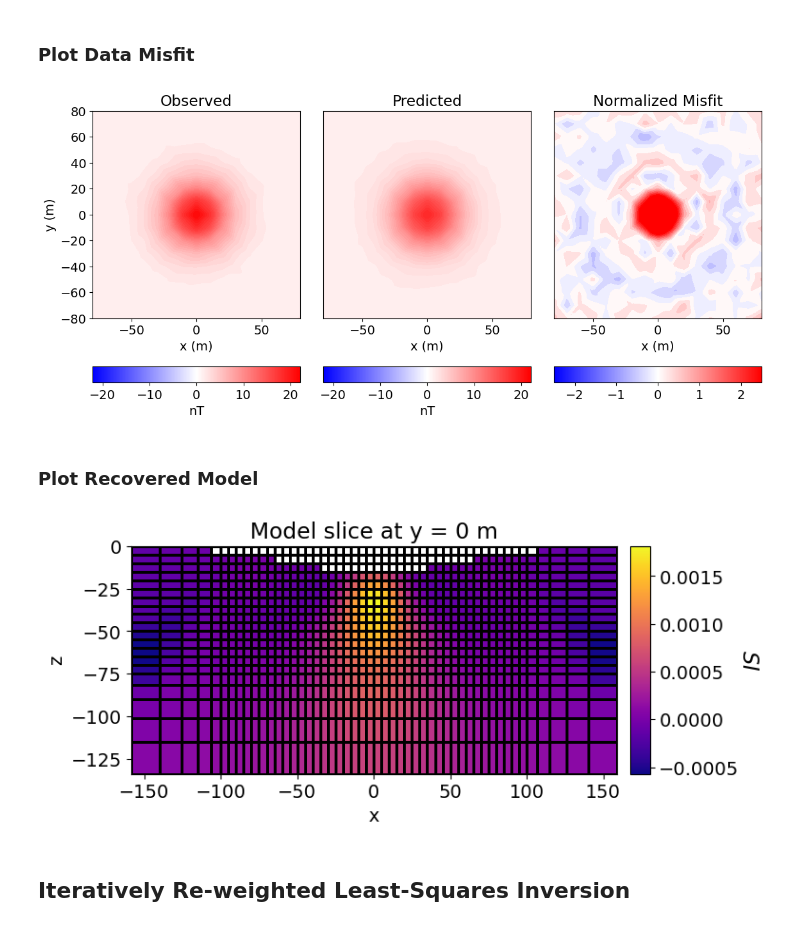
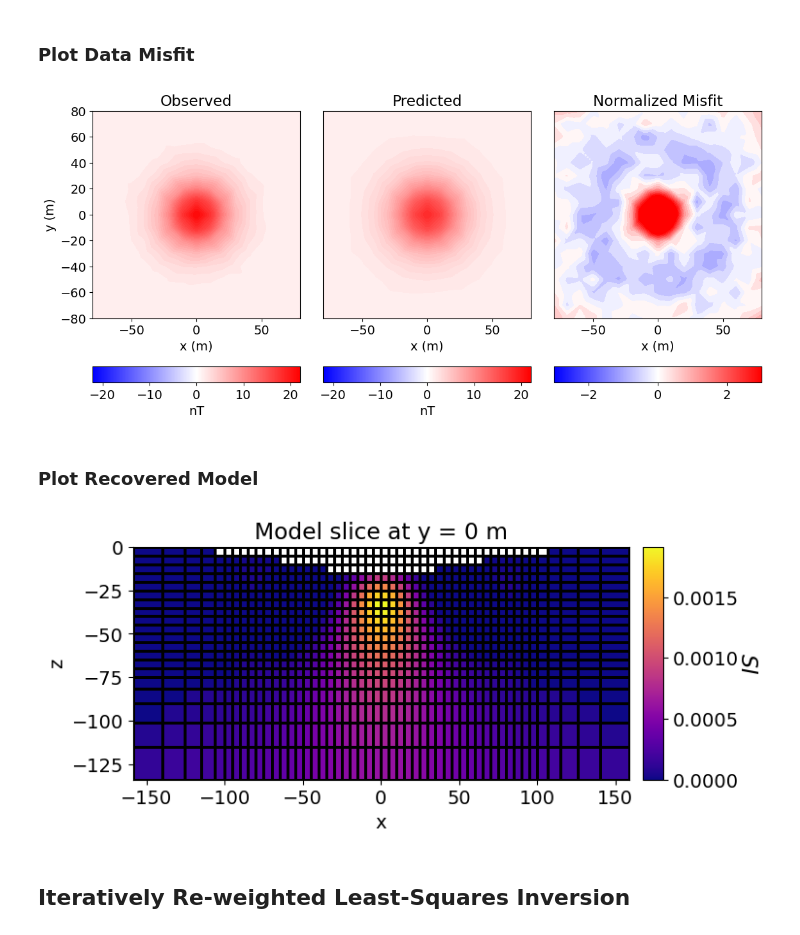
Before and after one commit to simpeg/user-tutorials, a Jupyter notebook: notebooks/04-magnetics/inv_magnetics_induced_3d.ipynb, the cells around one changed output. Cells and saved outputs as stored; diff of their text form; code cells hidden in the pictures.

```diff
--- a/notebooks/04-magnetics/inv_magnetics_induced_3d.ipynb
+++ b/notebooks/04-magnetics/inv_magnetics_induced_3d.ipynb
@@ -305,8 +304,7 @@ reg_L2 = regularization.WeightedLeastSquares(
 # %%
 opt_L2 = optimization.ProjectedGNCG(
     maxIter=100,
-    lower=-1.0,
-    upper=1.0,
+    lower=0.,
     maxIterLS=20,
     maxIterCG=10,
     tolCG=1e-2
@@ -398,35 +396,35 @@ ax1 = 3 * [None]
 ax2 = 3 * [None]
 norm = 3 * [None]
 cbar = 3 * [None]
 cplot = 3 * [None]
-v_lim = [np.max(np.abs(dobs)), np.max(np.abs(dobs)), 2.5]
+v_lim = [np.max(np.abs(dobs)), np.max(np.abs(dobs)), 3]
 
 for ii in range(0, 3):
     ax1[ii] = fig.add_axes([0.3 * ii + 0.1, 0.2, 0.27, 0.75])
     norm[ii] = mpl.colors.Normalize(vmin=-v_lim[ii], vmax=v_lim[ii])
     cplot[ii] = plot2Ddata(
         receiver_list[0].locations,
         data_array[:, ii],
         ax=ax1[ii],
         ncontour=30,
         contourOpts={"cmap": "bwr", "norm": norm[ii]},
     )
     ax1[ii].set_title(plot_title[ii])
     ax1[ii].set_xlabel("x (m)")
     if ii == 0:
         ax1[ii].set_ylabel("y (m)")
     else:
         ax1[ii].set_yticks([])
 
     ax2[ii] = fig.add_axes([0.3 * ii + 0.1, 0.05, 0.27, 0.05])
     cbar[ii] = mpl.colorbar.ColorbarBase(
         ax2[ii], norm=norm[ii], orientation="horizontal", cmap=mpl.cm.bwr
     )
     cbar[ii].set_label(plot_units[ii], labelpad=5)
 
 plt.show()
 # %% [output]
-[figure, old version]
+[figure, new version]
 # %% [markdown]
 ### Plot Recovered Model
 # %%
@@ -455,7 +453,7 @@ cbar.set_label("$SI$", rotation=270, labelpad=15, size=16)
 
 plt.show()
 # %% [output]
-[figure, old version]
+[figure, new version]
 # %% [markdown]
 ## Iteratively Re-weighted Least-Squares Inversion
 # %% [markdown]
```
Also changed, not shown: parts of 4 cells of this notebook, 1 other file.
